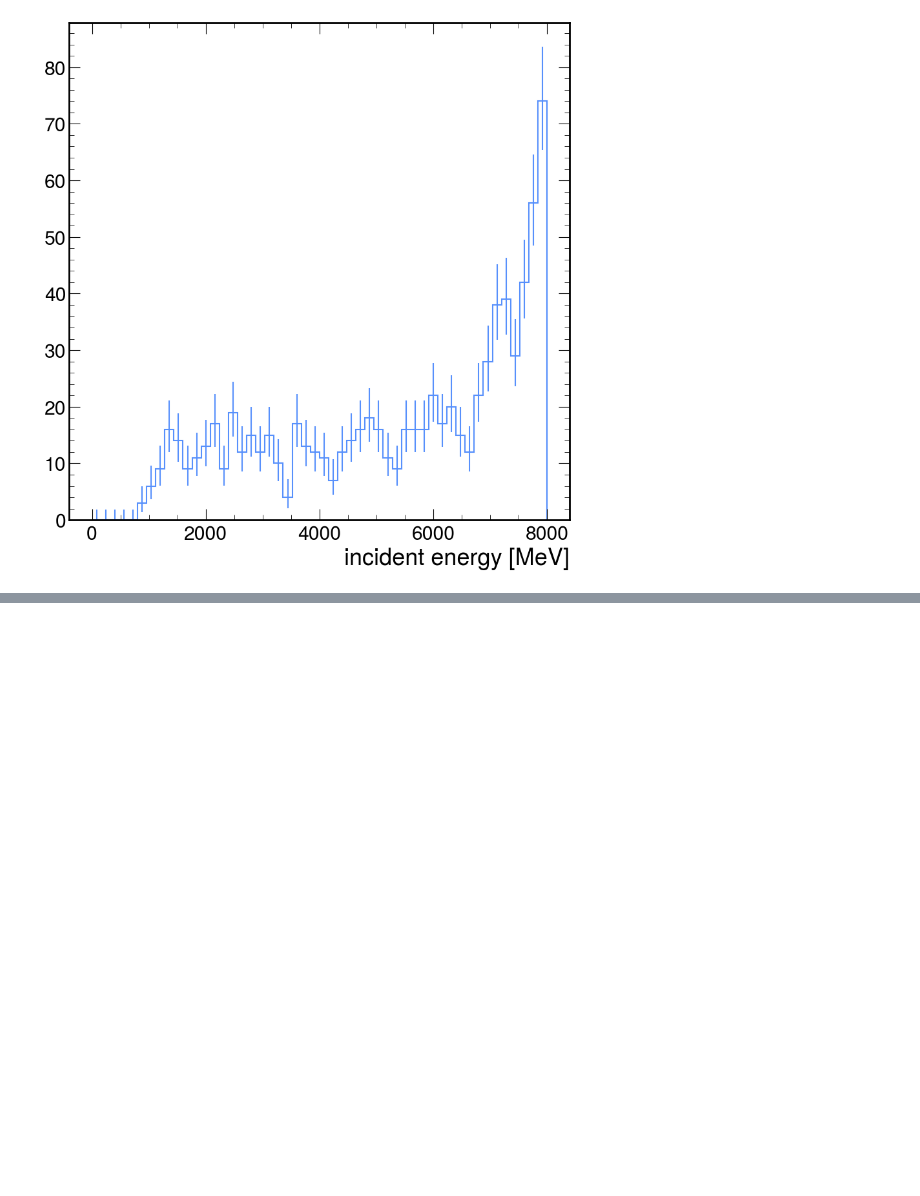
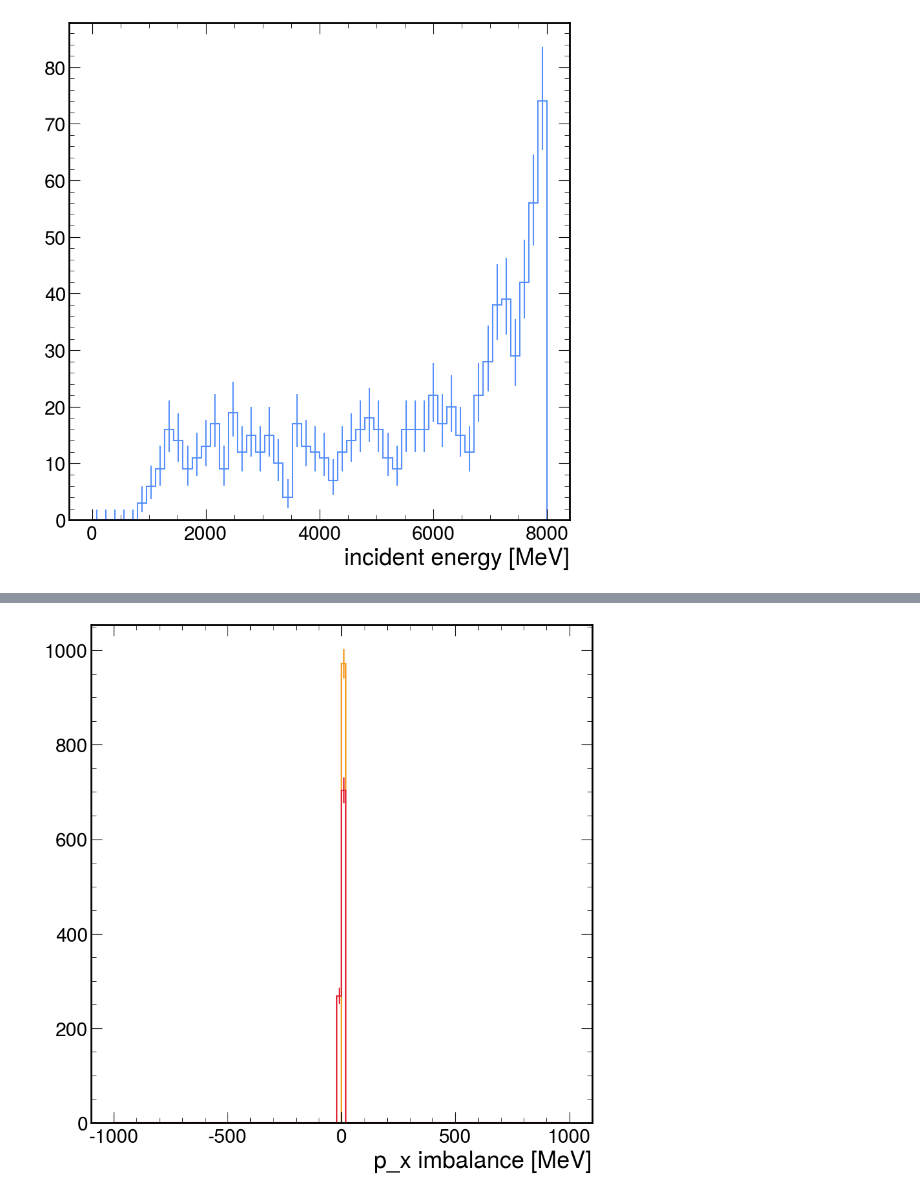
Before and after one commit to RobMina/ldmx-sim-visdecay, a Jupyter notebook: scripts/decay_validation.ipynb, the cells around one changed output, grey strips where cells are left out. Saved outputs shown, nothing was run; the diff lists cells and outputs as text; code cells hidden in the pictures; blank space fills up the shorter version.

Commit message:
Test updates to G4DarkBreM

```diff
--- a/scripts/decay_validation.ipynb
+++ b/scripts/decay_validation.ipynb
@@ -215,0 +242,64 @@ parent not in event record
+# %%
+# checking that refactored G4DarkBreMModel::scale still works for unscaled A'
+# specifically, momentum of A' and recoil e should match incident e exactly
+
+with uproot.open('/home/ram2aq/ldmx/ldmx-sim-visdecay/category_signal_Nevents_1000_MaxTries_10k_mAMeV_0005_epsilon_0.01_minApE_4000_minPrimEatEcal_7000_run_4000.root') as f:
+    events_geantdecays = f['LDMX_Events'].arrays()
+
+
+    h_pxdiff = hist.Hist.new.Reg(100, -1000, 1000, name="pxdiff", label="p_x imbalance [MeV]").Int64()
+    h_pydiff = hist.Hist.new.Reg(100, -1000, 1000, name="pydiff", label="p_y imbalance [MeV]").Int64()
+    h_pzdiff = hist.Hist.new.Reg(100, -1000, 1000, name="pzdiff", label="p_z imbalance [MeV]").Int64()
+    for event in events_geantdecays:
+
+        part_id_to_index = {}
+
+        for i_part, part_id in enumerate(event["SimParticles_eat_vis.first"]):
+            part_id_to_index[part_id] = i_part
+
+        for i_part, pdgID in enumerate(event["SimParticles_eat_vis.second.pdgID_"]):
+            if pdgID == 622:
+                ap_px = event["SimParticles_eat_vis.second.px_"][i_part]
+                ap_py = event["SimParticles_eat_vis.second.py_"][i_part]
+                ap_pz = event["SimParticles_eat_vis.second.pz_"][i_part]
+
+                if event["SimParticles_eat_vis.second.parents_"][i_part][0] in part_id_to_index:
+                    parent_i = part_id_to_index[event["SimParticles_eat_vis.second.parents_"][i_part][0]]
+
+                    parent_endx = event["SimParticles_eat_vis.second.endX_"][parent_i]
+                    parent_endy = event["SimParticles_eat_vis.second.endY_"][parent_i]
+                    parent_endz = event["SimParticles_eat_vis.second.endZ_"][parent_i]
+
+                    parent_endpx = event["SimParticles_eat_vis.second.endpx_"][parent_i]
+                    parent_endpy = event["SimParticles_eat_vis.second.endpy_"][parent_i]
+                    parent_endpz = event["SimParticles_eat_vis.second.endpz_"][parent_i]
+
+
+                    for daughter_id in event["SimParticles_eat_vis.second.daughters_"][parent_i]:
+                        if daughter_id not in part_id_to_index: continue
+                        daughter_i = part_id_to_index[daughter_id]
+                        if event["SimParticles_eat_vis.second.pdgID_"][daughter_i] == 622: continue
+
+                        daughter_x = event["SimParticles_eat_vis.second.x_"][daughter_i]
+                        daughter_y = event["SimParticles_eat_vis.second.y_"][daughter_i]
+                        daughter_z = event["SimParticles_eat_vis.second.z_"][daughter_i]
+
+                        dist = math.dist([parent_endx,parent_endy,parent_endz],
+                                         [daughter_x, daughter_y, daughter_z])
+
+                        if (dist < 1E-3):
+                            h_pxdiff.fill(ap_px + event["SimParticles_eat_vis.second.px_"][daughter_i] - parent_endpx)
+                            h_pydiff.fill(ap_py + event["SimParticles_eat_vis.second.py_"][daughter_i] - parent_endpy)
+                            h_pzdiff.fill(ap_pz + event["SimParticles_eat_vis.second.pz_"][daughter_i] - parent_endpz)
+
+                            #print(ap_px + event["SimParticles_eat_vis.second.px_"][daughter_i], parent_endpx)
+                            #print(ap_py + event["SimParticles_eat_vis.second.py_"][daughter_i], parent_endpy)
+                            #print(ap_pz + event["SimParticles_eat_vis.second.pz_"][daughter_i], parent_endpz)
+
+
+                else:
+                    print("parent not in event record")
+    h_pxdiff.plot()
+    h_pydiff.plot()
+    h_pzdiff.plot()
+# %% [output]
@@ -215,0 +323 @@ parent not in event record
+[figure, added]
```
Also changed, not shown: parts of 2 cells of this notebook, 1 other file.
